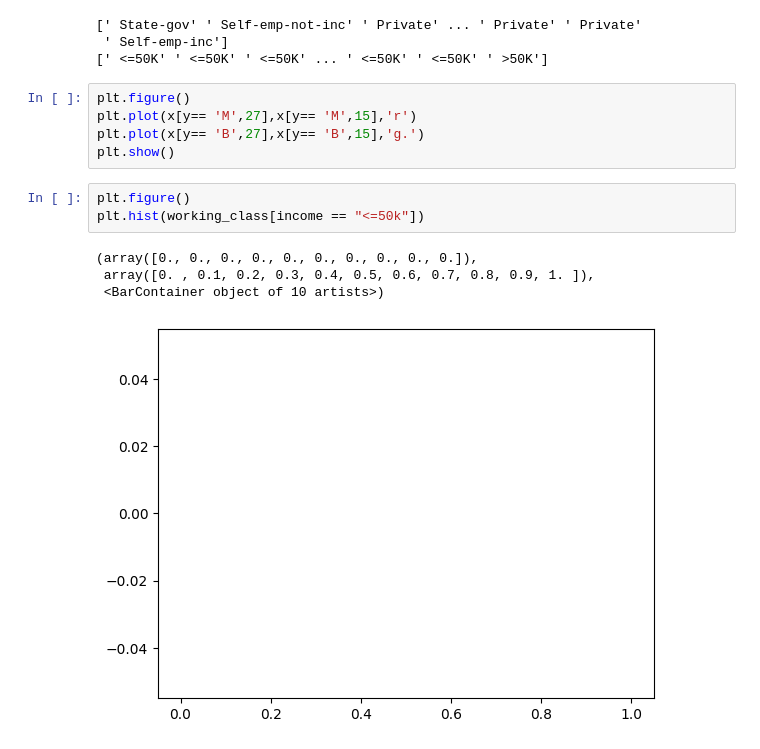
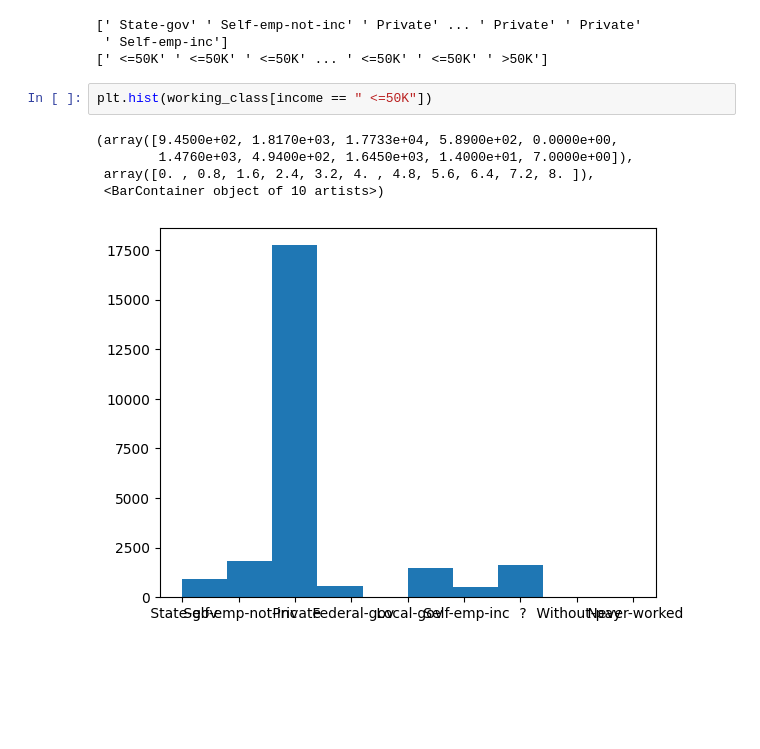
Before and after one commit to pxs4528/DATA-3401, a Jupyter notebook: Lab/Lab10/Lab10.ipynb, the cells around one changed output. Drawn from its saved outputs; the diff is of its cells as text; blank space fills up the shorter version.

```diff
--- a/Lab/Lab10/Lab10.ipynb
+++ b/Lab/Lab10/Lab10.ipynb
@@ -162,16 +162,11 @@ print(income)
 [' State-gov' ' Self-emp-not-inc' ' Private' ... ' Private' ' Private'
  ' Self-emp-inc']
 [' <=50K' ' <=50K' ' <=50K' ... ' <=50K' ' <=50K' ' >50K']
-# %%
-plt.figure()
-plt.plot(x[y== 'M',27],x[y== 'M',15],'r')
-plt.plot(x[y== 'B',27],x[y== 'B',15],'g.')
-plt.show()
 # %%
-plt.figure()
-plt.hist(working_class[income == "<=50k"])
+plt.hist(working_class[income == " <=50K"])
 # %% [output]
-(array([0., 0., 0., 0., 0., 0., 0., 0., 0., 0.]),
- array([0. , 0.1, 0.2, 0.3, 0.4, 0.5, 0.6, 0.7, 0.8, 0.9, 1. ]),
+(array([9.4500e+02, 1.8170e+03, 1.7733e+04, 5.8900e+02, 0.0000e+00,
+        1.4760e+03, 4.9400e+02, 1.6450e+03, 1.4000e+01, 7.0000e+00]),
+ array([0. , 0.8, 1.6, 2.4, 3.2, 4. , 4.8, 5.6, 6.4, 7.2, 8. ]),
  <BarContainer object of 10 artists>)
-[figure, old version]
+[figure, new version]
```
Also changed, not shown: parts of 1 cell of this notebook.
